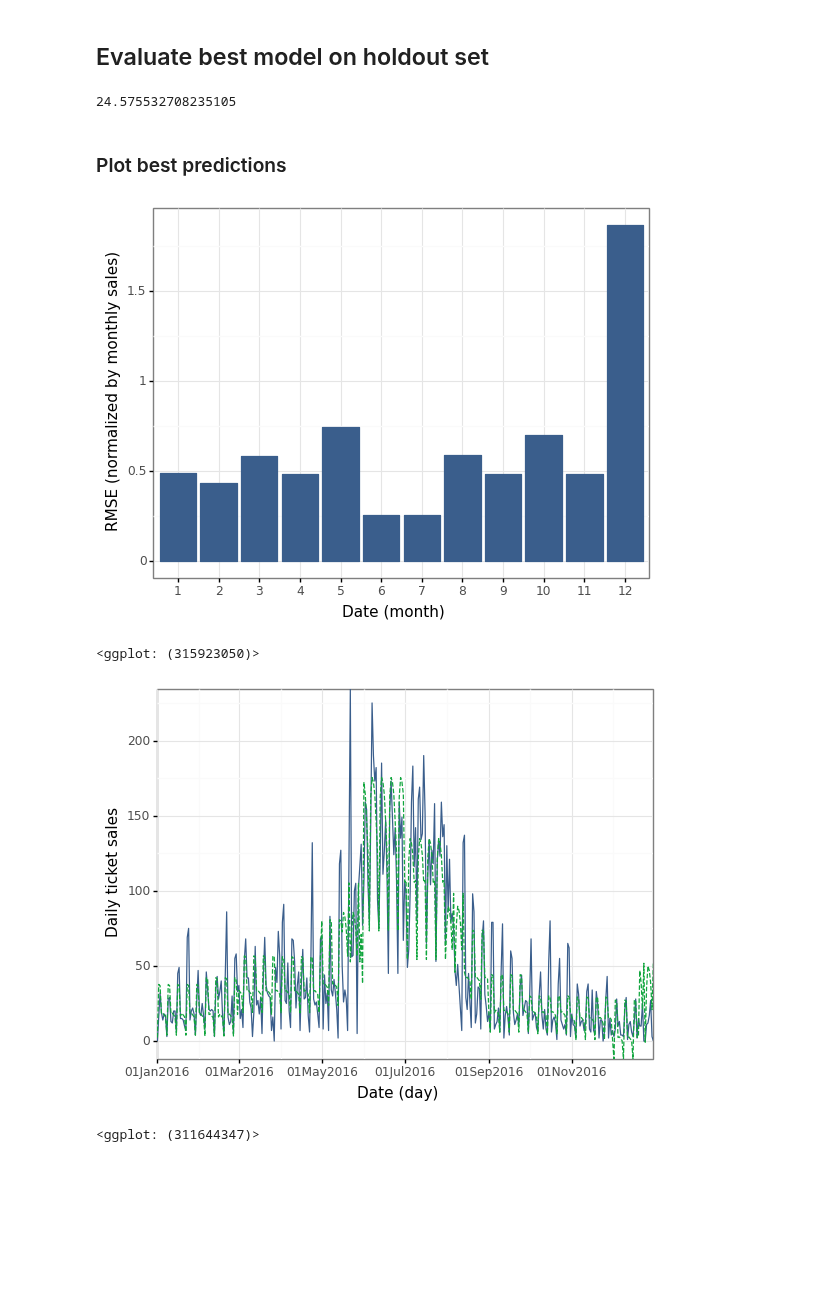
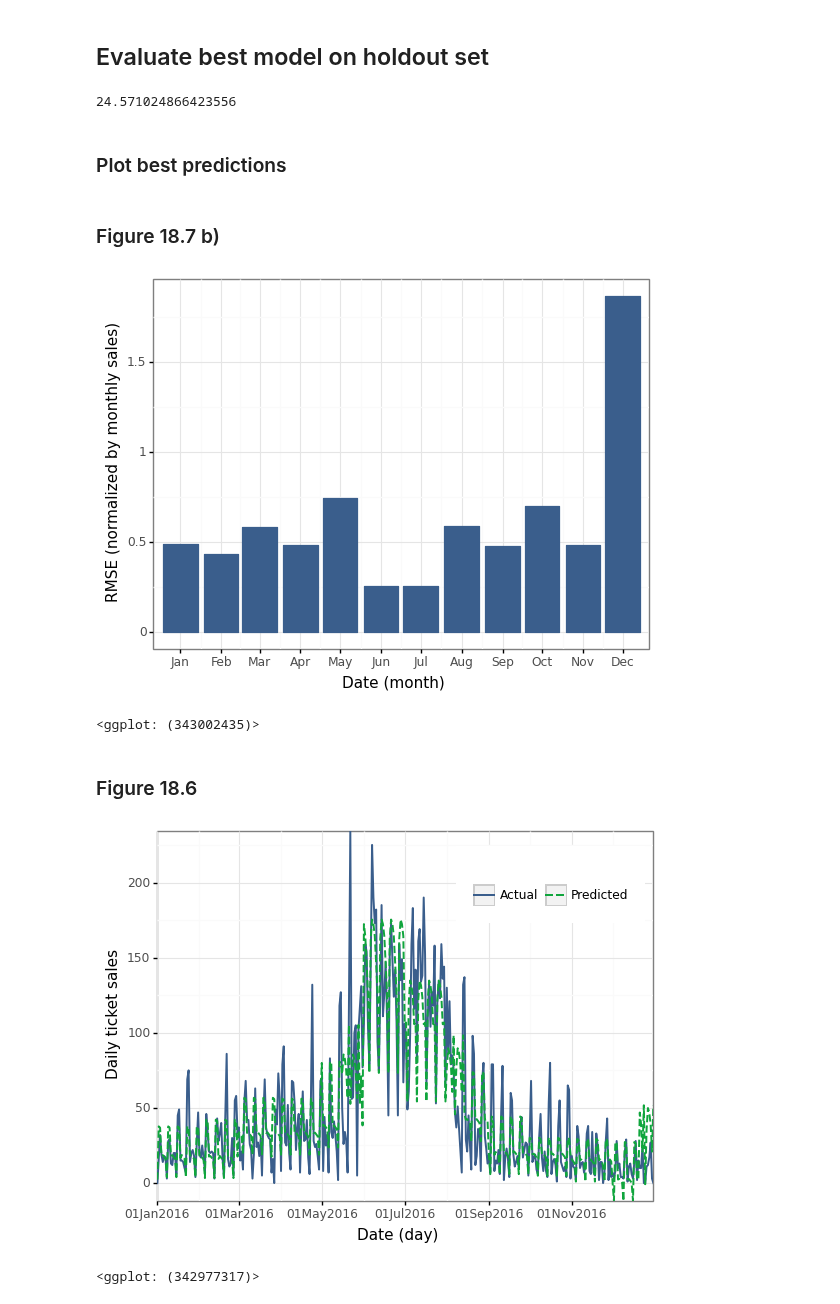
Before and after one commit to gabors-data-analysis/da_case_studies, a Jupyter notebook: ch18-swimmingpool/ch18-swimmingpool-predict.ipynb, the cells around one changed output. Saved outputs shown, nothing was run; the diff lists cells and outputs as text; code cells hidden in the pictures; blank space fills up the shorter version.

Commit message:
clean up figures

```diff
--- a/ch18-swimmingpool/ch18-swimmingpool-predict.ipynb
+++ b/ch18-swimmingpool/ch18-swimmingpool-predict.ipynb
@@ -50,7 +50,7 @@ from py_helper_functions import *
 # %% [markdown]
 ### Read data
 # %%
-daily_agg = pd.read_csv(os.path.join(data_in,"swim_work.csv"),parse_dates=['date'])
+daily_agg = pd.read_csv(os.path.join(data_in,"swim_work_py.csv"),parse_dates=['date'])
 # %%
 daily_agg.head()
 # %% [output]
@@ -414,7 +410,7 @@ rmse_holdout_best = mean_squared_error(
 )
 rmse_holdout_best
 # %% [output]
-24.575532708235105
+24.571024866423556
 # %% [markdown]
 ### Plot best predictions
 # %%
@@ -434,39 +432,56 @@ rmse_monthly = pd.DataFrame(
+# %% [markdown]
+### Figure 18.7 b)
 # %%
-g_predictions_rmse = (
-    ggplot(rmse_monthly, aes(x="month", y="RMSE_norm"))
-    + geom_col(color=color[0],fill=color[0])
+(
+    ggplot(rmse_monthly, aes(x="date", y="RMSE_norm"))
+    + geom_col(color=color[0], fill=color[0])
+    + scale_x_date(expand=(0.02, 0.02), labels=date_format("%b"), breaks="1 month")
     + labs(x="Date (month)", y="RMSE (normalized by monthly sales)")
     + theme_bw()
 )
-g_predictions_rmse
 # %% [output]
-[figure, old version]
+[figure, new version]
-<ggplot: (315923050)>
+<ggplot: (343002435)>
+# %%
+plotdata = (
+    data_holdout.filter(["date", "month", "QUANTITY", "y_hat_5"])
+    .melt(id_vars=["date", "month"])
+    .merge(data_holdout.filter(["date", "QUANTITY"]), on="date")
+    .merge(data_holdout.filter(["date", "y_hat_5"]), on="date")
+    .rename(columns={"QUANTITY": "ymin", "y_hat_5": "ymax"})
+)
+# %% [markdown]
+### Figure 18.6
 # %%
 (
-    ggplot(data_holdout, aes(x="date"))
-    + geom_line(aes(y="QUANTITY"), color=color[0], linetype="solid")
-    + geom_line(aes(y="y_hat_5"), color=color[1], linetype="dashed")
+    ggplot(plotdata, aes(x="date", y="value", color="variable", linetype="variable"))
+    + geom_line(size=0.8)
     + scale_y_continuous(expand=(0, 0))
     + scale_x_date(
         expand=(0, 0),
         breaks=[
             "2016-01-01",
             "2016-03-01",
             "2016-05-01",
             "2016-07-01",
             "2016-09-01",
             "2016-11-01",
             "2017-01-01",
         ],
         labels=date_format("%d%b%Y"),
         date_minor_breaks="1 month",
     )
-    + scale_linetype_manual(name="", values=("solid", "twodash"))
+    + scale_linetype_manual(name="", values=("-", "--"))
     + labs(x="Date (day)", y="Daily ticket sales")
-    + scale_fill_identity(name="", breaks=color[0:2], labels=["Actual", "Predicted"])
+    + scale_color_manual(
+        name=" ", values=(color[0], color[1]), labels=("Actual", "Predicted")
+    )
+    + scale_linetype_manual(
+        name=" ", values=("-", "--"), labels=("Actual", "Predicted")
+    )
     + theme_bw()
+    + theme(legend_position=(0.74, 0.77), legend_direction="horizontal")
 )
 # %% [output]
-[figure, old version]
+[figure, new version]
-<ggplot: (311644347)>
+<ggplot: (342977317)>
```
Also changed, not shown: parts of 14 cells of this notebook.
